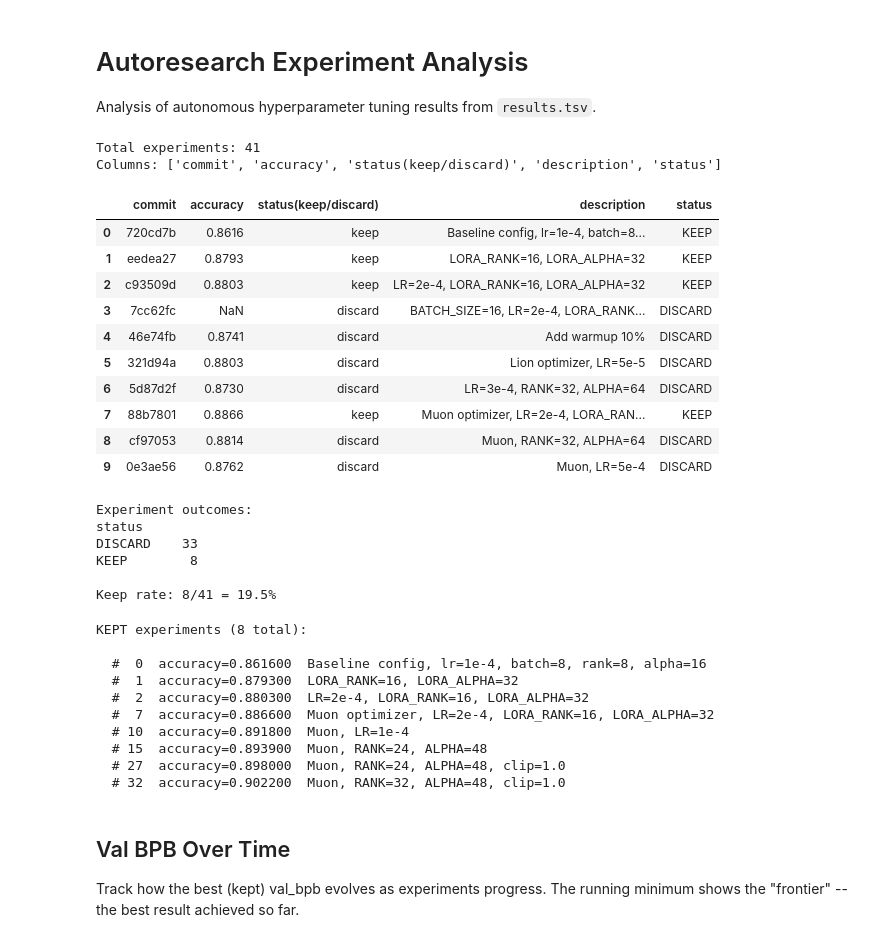
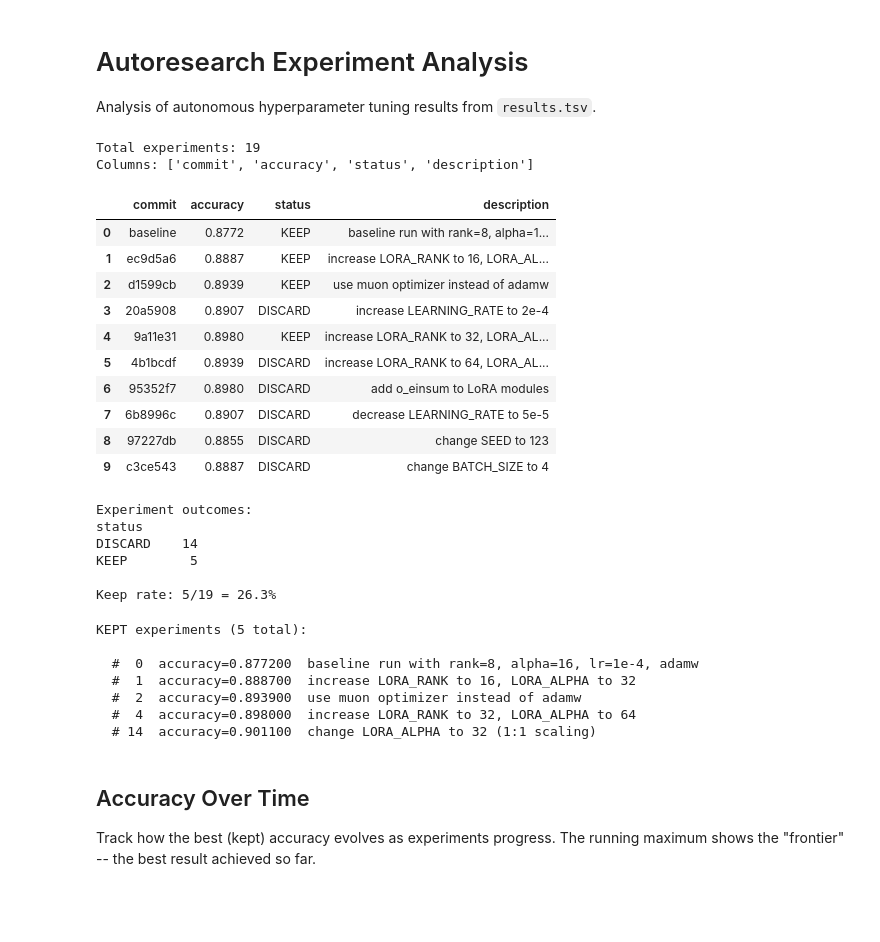
Before and after one commit to windmaple/autofinetune, a Jupyter notebook: analysis.ipynb, the cells around one changed output. Saved outputs shown, nothing was run; the diff lists cells and outputs as text; code cells hidden in the pictures; blank space fills up the shorter version.

```diff
--- a/analysis.ipynb
+++ b/analysis.ipynb
@@ -5,30 +5,30 @@ Analysis of autonomous hyperparameter tuning results from `results.tsv`.
 # %%
 import pandas as pd
 import matplotlib.pyplot as plt
 import numpy as np
 
 # Load the TSV (tab-separated, 5 columns: commit, val_bpb, memory_gb, status, description)
 df = pd.read_csv("results.tsv", sep="\t")
 df["accuracy"] = pd.to_numeric(df["accuracy"], errors="coerce")
-df["status"] = df["status(keep/discard)"].str.strip().str.upper()
+df["status"] = df["status"].str.strip().str.upper()
 
 print(f"Total experiments: {len(df)}")
 print(f"Columns: {list(df.columns)}")
 df.head(10)
 # %% [output]
-Total experiments: 41
-Columns: ['commit', 'accuracy', 'status(keep/discard)', 'description', 'status']
+Total experiments: 19
+Columns: ['commit', 'accuracy', 'status', 'description']
-|  | commit | accuracy | status(keep/discard) | description | status |
-| 0 | 720cd7b | 0.8616 | keep | Baseline config, lr=1e-4, batch=8... | KEEP |
-| 1 | eedea27 | 0.8793 | keep | LORA_RANK=16, LORA_ALPHA=32 | KEEP |
-| 2 | c93509d | 0.8803 | keep | LR=2e-4, LORA_RANK=16, LORA_ALPHA=32 | KEEP |
-| 3 | 7cc62fc | NaN | discard | BATCH_SIZE=16, LR=2e-4, LORA_RANK... | DISCARD |
-| 4 | 46e74fb | 0.8741 | discard | Add warmup 10% | DISCARD |
-| 5 | 321d94a | 0.8803 | discard | Lion optimizer, LR=5e-5 | DISCARD |
-| 6 | 5d87d2f | 0.8730 | discard | LR=3e-4, RANK=32, ALPHA=64 | DISCARD |
-| 7 | 88b7801 | 0.8866 | keep | Muon optimizer, LR=2e-4, LORA_RAN... | KEEP |
-| 8 | cf97053 | 0.8814 | discard | Muon, RANK=32, ALPHA=64 | DISCARD |
-| 9 | 0e3ae56 | 0.8762 | discard | Muon, LR=5e-4 | DISCARD |
+|  | commit | accuracy | status | description |
+| 0 | baseline | 0.8772 | KEEP | baseline run with rank=8, alpha=1... |
+| 1 | ec9d5a6 | 0.8887 | KEEP | increase LORA_RANK to 16, LORA_AL... |
+| 2 | d1599cb | 0.8939 | KEEP | use muon optimizer instead of adamw |
+| 3 | 20a5908 | 0.8907 | DISCARD | increase LEARNING_RATE to 2e-4 |
+| 4 | 9a11e31 | 0.8980 | KEEP | increase LORA_RANK to 32, LORA_AL... |
+| 5 | 4b1bcdf | 0.8939 | DISCARD | increase LORA_RANK to 64, LORA_AL... |
+| 6 | 95352f7 | 0.8980 | DISCARD | add o_einsum to LoRA modules |
+| 7 | 6b8996c | 0.8907 | DISCARD | decrease LEARNING_RATE to 5e-5 |
+| 8 | 97227db | 0.8855 | DISCARD | change SEED to 123 |
+| 9 | c3ce543 | 0.8887 | DISCARD | change BATCH_SIZE to 4 |
 # %%
 counts = df["status"].value_counts()
 print("Experiment outcomes:")
@@ -43,10 +43,10 @@ if n_decided > 0:
 # %% [output]
 Experiment outcomes:
 status
-DISCARD    33
-KEEP        8
+DISCARD    14
+KEEP        5
 
-Keep rate: 8/41 = 19.5%
+Keep rate: 5/19 = 26.3%
 # %%
 # Show all KEPT experiments (the improvements that stuck)
 kept = df[df["status"] == "KEEP"].copy()
@@ -56,20 +56,17 @@ for i, row in kept.iterrows():
     desc = row["description"]
     print(f"  #{i:3d}  accuracy={accuracy:.6f}  {desc}")
 # %% [output]
-KEPT experiments (8 total):
+KEPT experiments (5 total):
 
-  #  0  accuracy=0.861600  Baseline config, lr=1e-4, batch=8, rank=8, alpha=16
-  #  1  accuracy=0.879300  LORA_RANK=16, LORA_ALPHA=32
-  #  2  accuracy=0.880300  LR=2e-4, LORA_RANK=16, LORA_ALPHA=32
-  #  7  accuracy=0.886600  Muon optimizer, LR=2e-4, LORA_RANK=16, LORA_ALPHA=32
-  # 10  accuracy=0.891800  Muon, LR=1e-4
-  # 15  accuracy=0.893900  Muon, RANK=24, ALPHA=48
-  # 27  accuracy=0.898000  Muon, RANK=24, ALPHA=48, clip=1.0
-  # 32  accuracy=0.902200  Muon, RANK=32, ALPHA=48, clip=1.0
+  #  0  accuracy=0.877200  baseline run with rank=8, alpha=16, lr=1e-4, adamw
+  #  1  accuracy=0.888700  increase LORA_RANK to 16, LORA_ALPHA to 32
+  #  2  accuracy=0.893900  use muon optimizer instead of adamw
+  #  4  accuracy=0.898000  increase LORA_RANK to 32, LORA_ALPHA to 64
+  # 14  accuracy=0.901100  change LORA_ALPHA to 32 (1:1 scaling)
 # %% [markdown]
-## Val BPB Over Time
+## Accuracy Over Time
 
-Track how the best (kept) val_bpb evolves as experiments progress. The running minimum shows the "frontier" -- the best result achieved so far.
+Track how the best (kept) accuracy evolves as experiments progress. The running maximum shows the "frontier" -- the best result achieved so far.
 # %%
 import matplotlib.pyplot as plt
 
```
Also changed, not shown: parts of 5 cells of this notebook.
